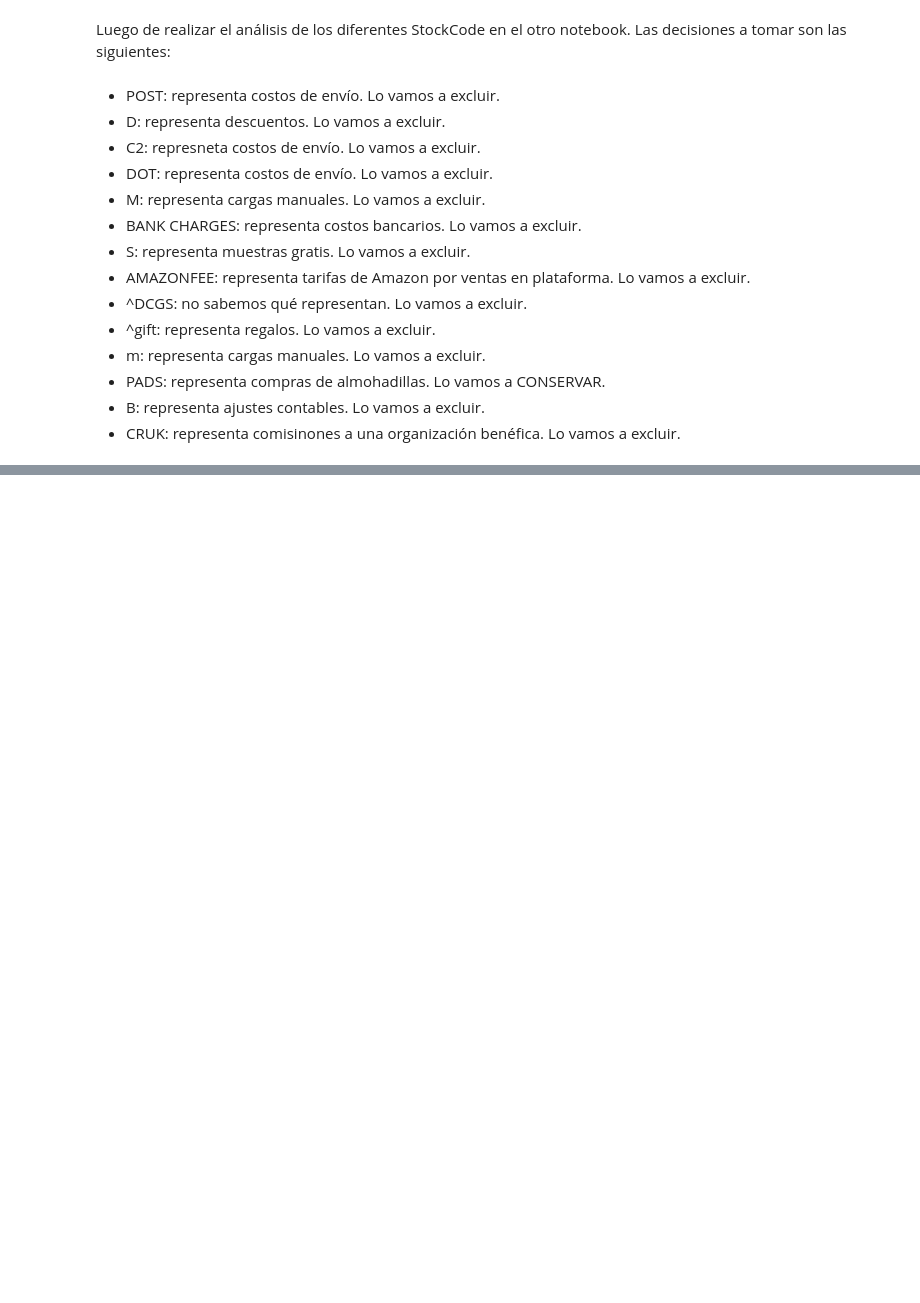
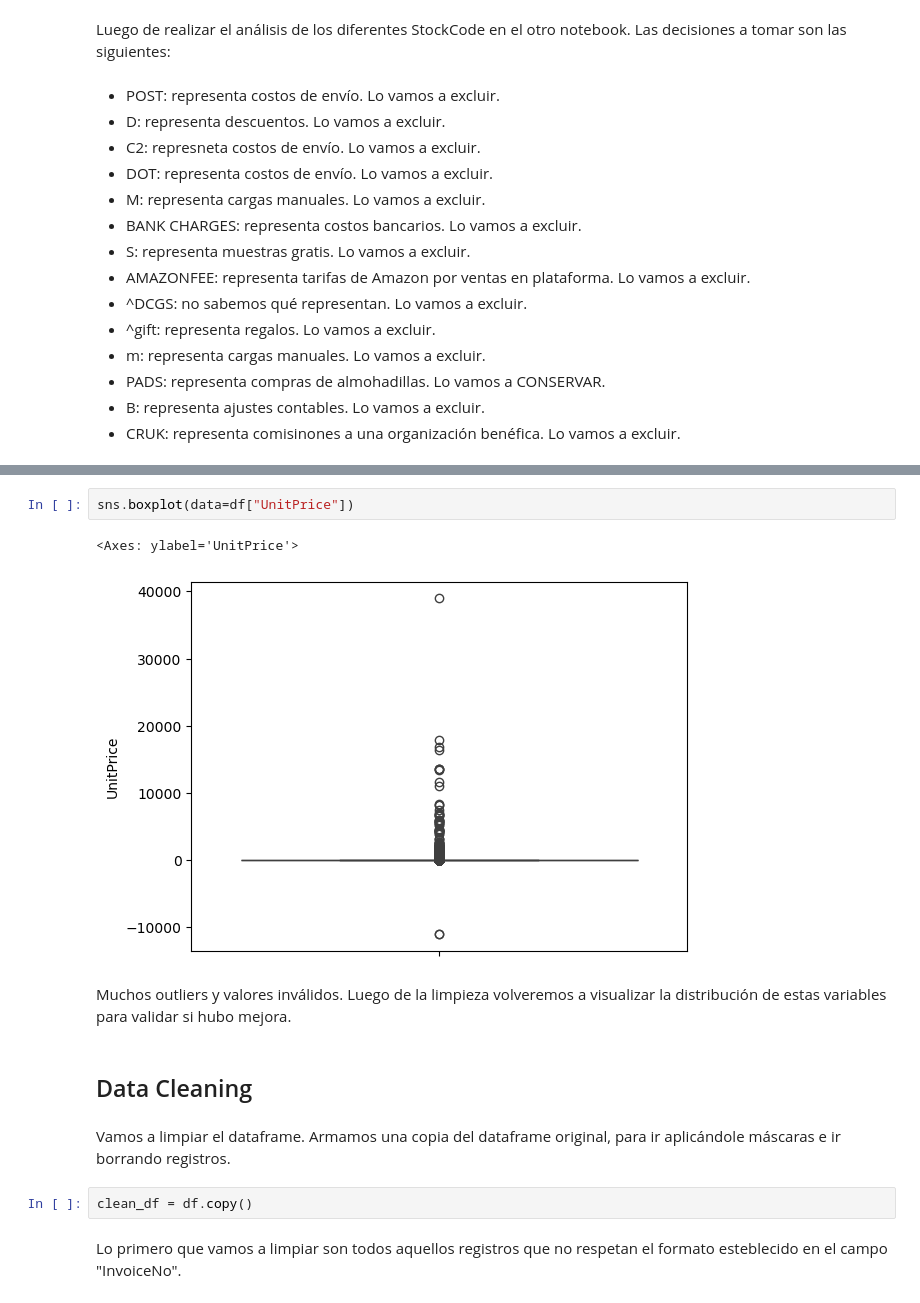
Before and after one commit to alvarotoledo01/Parcial2_OnlineRetail, a Jupyter notebook: 01_preprocessing.ipynb, the cells around one changed output, grey strips where cells are left out. Saved outputs shown, nothing was run; the diff lists cells and outputs as text; blank space fills up the shorter version.

```diff
--- a/01_preprocessing.ipynb
+++ b/01_preprocessing.ipynb
@@ -270,0 +443,15 @@ Luego de realizar el análisis de los diferentes StockCode en el otro notebook.
+# %%
+sns.boxplot(data=df["UnitPrice"])
+# %% [output]
+<Axes: ylabel='UnitPrice'>
+[figure, added]
+# %% [markdown]
+Muchos outliers y valores inválidos. Luego de la limpieza volveremos a visualizar la distribución de estas variables para validar si hubo mejora.
+# %% [markdown]
+## Data Cleaning
+# %% [markdown]
+Vamos a limpiar el dataframe. Armamos una copia del dataframe original, para ir aplicándole máscaras e ir borrando registros.
+# %%
+clean_df = df.copy()
+# %% [markdown]
+Lo primero que vamos a limpiar son todos aquellos registros que no respetan el formato esteblecido en el campo "InvoiceNo".
```
Also changed, not shown: parts of 59 cells of this notebook, 1 other file.
